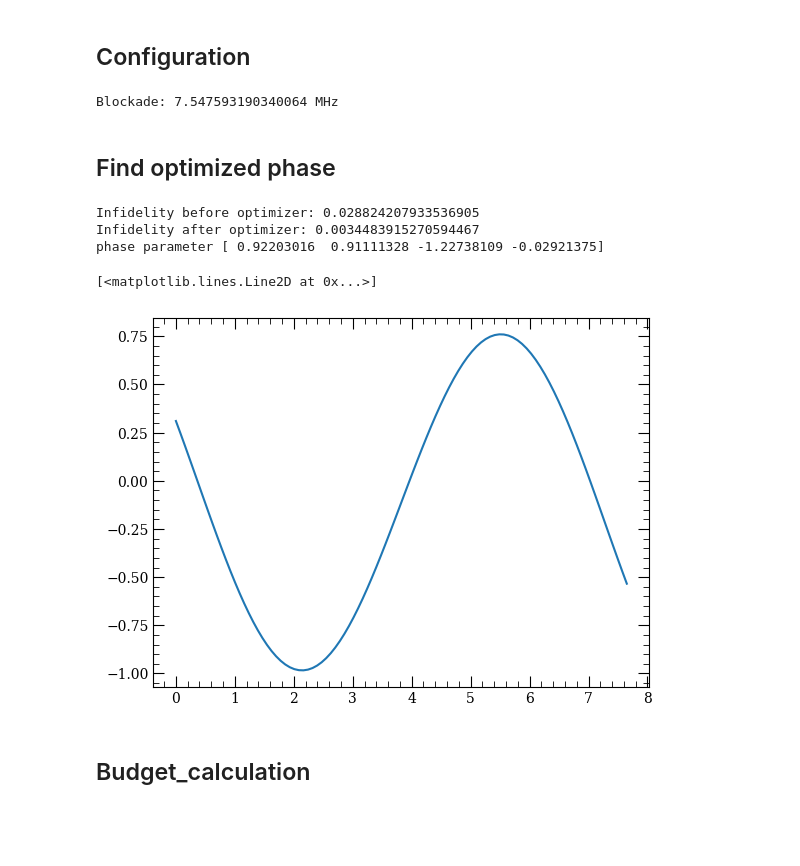
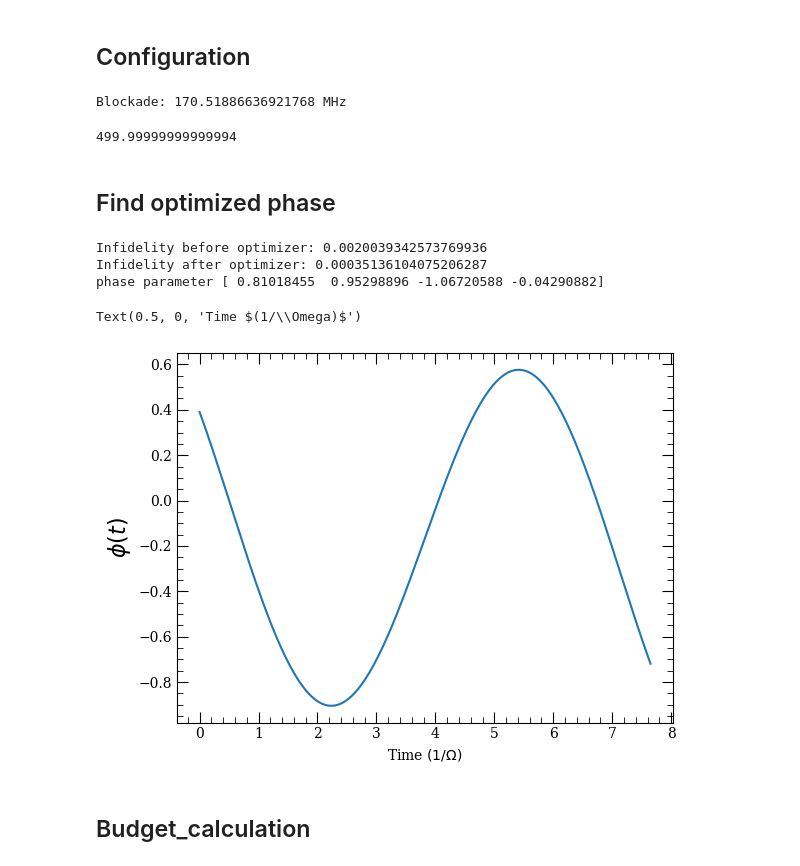
Before and after one commit to Linipun/GateError, a Jupyter notebook: budget.ipynb, the cells around one changed output. Saved outputs shown, nothing was run; the diff lists cells and outputs as text; code cells hidden in the pictures; blank space fills up the shorter version.

```diff
--- a/budget.ipynb
+++ b/budget.ipynb
@@ -23,37 +25,42 @@ bohr_r = 5.291e-11
 <h2>Configuration</h2>
 # %%
 atom_name = 'Cs'
-n=50
+n=63
 l = 1
 j = 3/2
 mj = 3/2
 
-atom_d = 2.5 #um
-Omega_Rabi= 1.5*2*np.pi  #MHz
+atom_d = 2.4 #um
+Omega_Rabi= 8*2*np.pi  #MHz
 Bz = 10 #G
 pulse_time= 7.65 #Omega_Rabi
-resolution = 100 # number of phase steps in the pulse
-w0_rydberg = 5 #um
+resolution = 200 # number of phase steps in the pulse
+
+w0_rydberg = 10 #um
 lambda_rydberg = 0.319 #um
 
 HF_split = 500*np.pi*2 # MHz
-HF_split = None #if mj=1/2 split is from B-field
+# HF_split = None #if mj=1/2 split is from B-field
 
-T_atom = 17 #uK
-trap_depth = 300 #uK
+alpha_dc = 700 #MHz (V/cm)^-2
+alpha_dc = None
+
+T_atom = 5 #uK
+trap_depth = 1000 #uK
 lambda_trap = 1.064 #um
 w0_trap = 1.2 #um
 
-edc_fluc = 2e-3 #V/cm
+edc_fluc = 10e-3 #V/cm
 edc_zero = 0 #V/m
 
-bdc_fluc = 1e-3 #G
+bdc_fluc = 10e-3 #G
 
-num_samples =10000
+num_samples =1000
 
-phase_noise_csv = "638-narrower-scan_28-7-2025.csv"
-RIN_csv_path = 'UV_Intensity_Nov25.csv'
-intensity_DC_V = 10.105
+phase_noise_csv = "638_20MHz-2-2-2026.csv"
+RIN_csv_path = '319_Intensity_0.442VDC.csv'
+RIN_background_csv_path = 'UV_intensity_background.csv'
+intensity_DC_V = 0.442
 # %%
 if atom_name == "Rb":
     atom = Rubidium()
@@ -64,9 +71,13 @@ print('Blockade:', blockade_mrad/2/np.pi , 'MHz')
 R_lifetime = atom.getStateLifetime(n=n,l=l,j=j,temperature=300, includeLevelsUpTo=n+20,s=0.5)*1e6
 m_atom = atom.mass
 if HF_split is None:
-    HF_split = atom.getZeemanEnergyShift(l=1, j=3/2, mj=1/2, magneticFieldBz=Bz/10000)/hbar/1e6
+    HF_split = (atom.getZeemanEnergyShift(l=1, j=3/2, mj=3/2, magneticFieldBz=Bz/10000)-atom.getZeemanEnergyShift(l=1, j=3/2, mj=1/2, magneticFieldBz=Bz/10000))/hbar/1e6
 # %% [output]
-Blockade: 7.547593190340064 MHz
+Blockade: 170.51886636921768 MHz
+# %%
+HF_split/2/np.pi
+# %% [output]
+499.99999999999994
 # %% [markdown]
 <h2>Find optimized phase</h2>
 # %%
@@ -81,21 +92,28 @@ print('Infidelity before optimizer:', 1-fid)
 opt_out=opt.minimize(fun=fid_optimize,x0=PhaseGuess,args=(H_gen))
 phase_params = opt_out.x
 # print(phase_params)
-infid_TO = opt_out.fun
-print('Infidelity after optimizer:', infid_TO)
+infid_TO_opti = opt_out.fun
+print('Infidelity after optimizer:', infid_TO_opti)
 print('phase parameter', phase_params)
 ##%%
 # %% [output]
-Infidelity before optimizer: 0.028824207933536905
-Infidelity after optimizer: 0.0034483915270594467
-phase parameter [ 0.92203016  0.91111328 -1.22738109 -0.02921375]
+Infidelity before optimizer: 0.0020039342573769936
+Infidelity after optimizer: 0.00035136104075206287
+phase parameter [ 0.81018455  0.95298896 -1.06720588 -0.04290882]
 # %%
+H_gen_the = Hamiltonians(Omega_Rabi1=Omega_Rabi, blockade_inf=False, blockade=blockade_mrad, r_lifetime=10e9, Delta1=0,
+                         Stark1=0, Stark2=0, resolution=resolution, r_lifetime2=10e9, pulse_time=pulse_time)
 time, phase, dt = phase_cosine_generate(*phase_params, H_gen.pulse_time,H_gen.resolution)
-fid, global_phi = H_gen.return_fidel(phases=phase, dt=dt)
-plt.plot(time, phase)
+fid_TO_limit, global_phi = H_gen_the.return_fidel(phases=phase, dt=dt)
+infid_TO = 1-fid_TO_limit
+# print('TO gate infidel:'
+fig, ax = plt.subplots()
+ax.plot(time, phase)
+ax.set_ylabel('$\phi(t)$', fontsize=16)
+ax.set_xlabel('Time $(1/\Omega)$')
 # %% [output]
-[<matplotlib.lines.Line2D at 0x...>]
+Text(0.5, 0, 'Time $(1/\\Omega)$')
-[figure, old version]
+[figure, new version]
 # %% [markdown]
 <h2>Budget_calculation</h2>
 # %%
```
Also changed, not shown: parts of 14 cells of this notebook, 12 other files.
